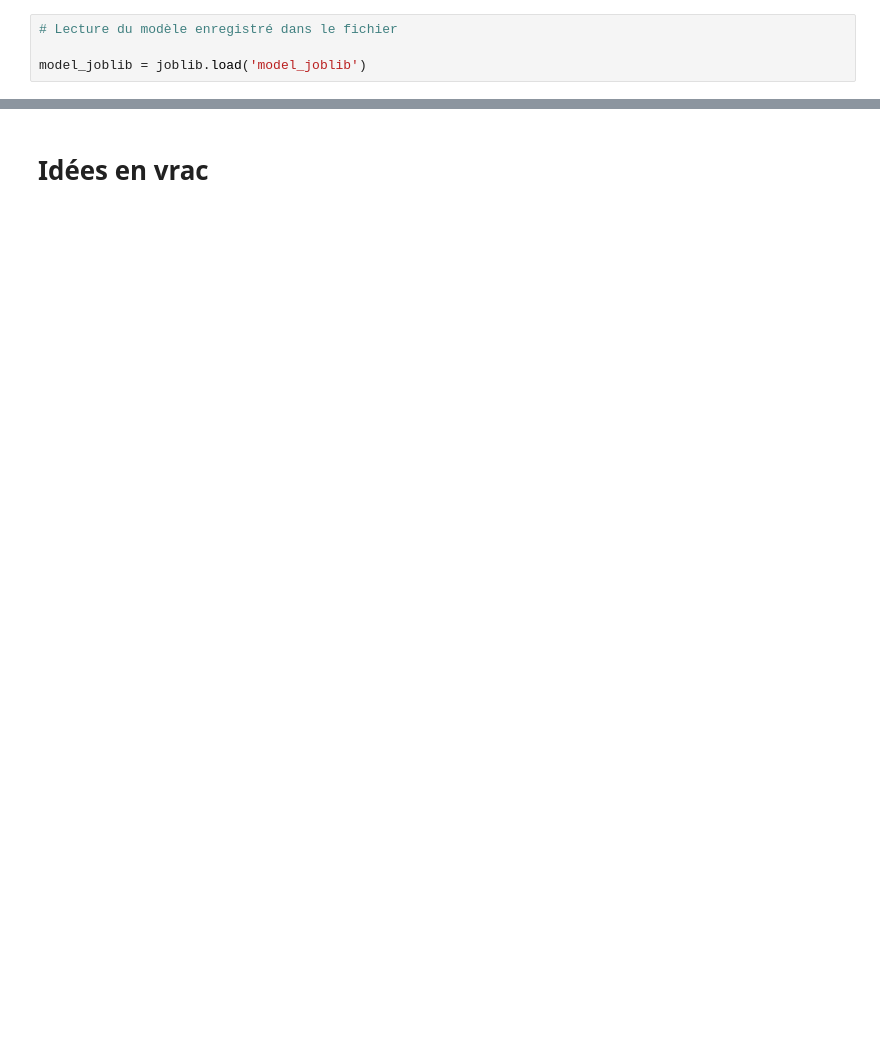
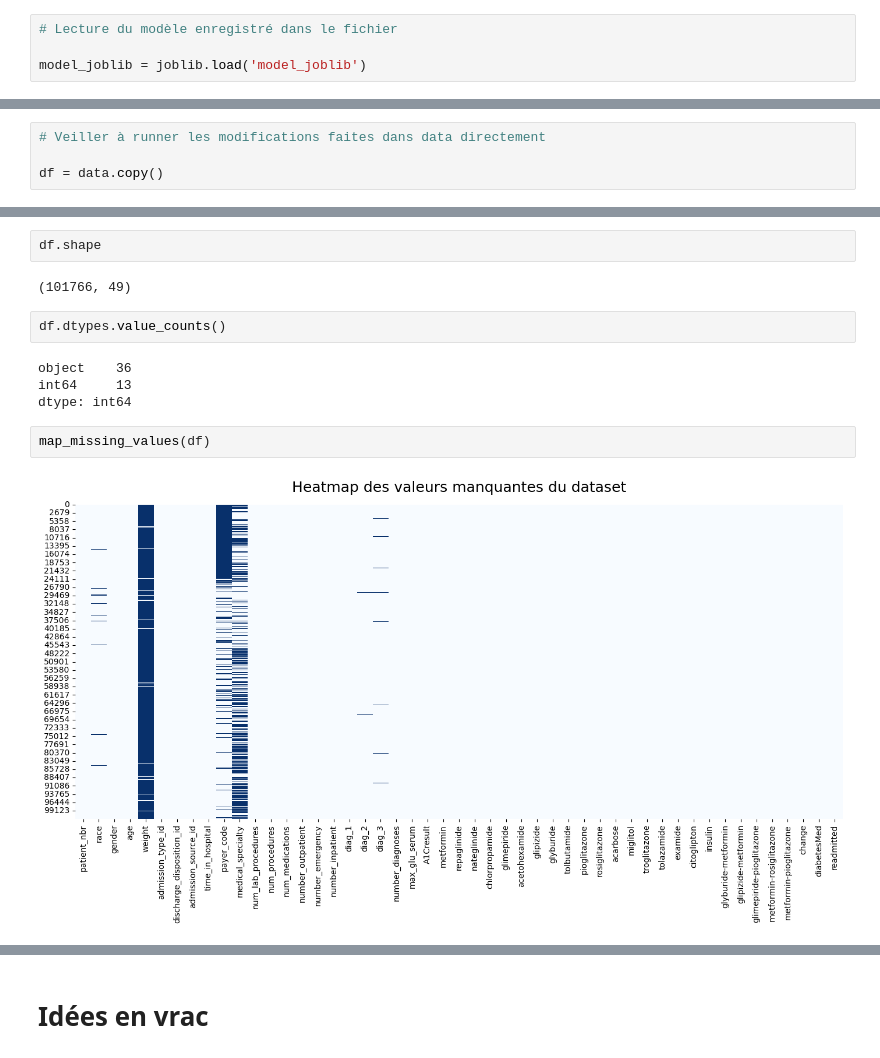
Before and after one commit to Gwendelina/130US_diabete, a Jupyter notebook: 130US_diabete.ipynb, the cells around one changed output, grey strips where cells are left out. Saved outputs shown, nothing was run; the diff lists cells and outputs as text; blank space fills up the shorter version.

```diff
--- a/130US_diabete.ipynb
+++ b/130US_diabete.ipynb
@@ -1024,0 +885,4 @@ Suggestions de Florian :
+# %%
+# Veiller à runner les modifications faites dans data directement
+
+df = data.copy()
@@ -1024,0 +909,14 @@ Suggestions de Florian :
+# %%
+df.shape
+# %% [output]
+(101766, 49)
+# %%
+df.dtypes.value_counts()
+# %% [output]
+object    36
+int64     13
+dtype: int64
+# %%
+map_missing_values(df)
+# %% [output]
+[figure, added]
```
Also changed, not shown: parts of 97 cells of this notebook.
